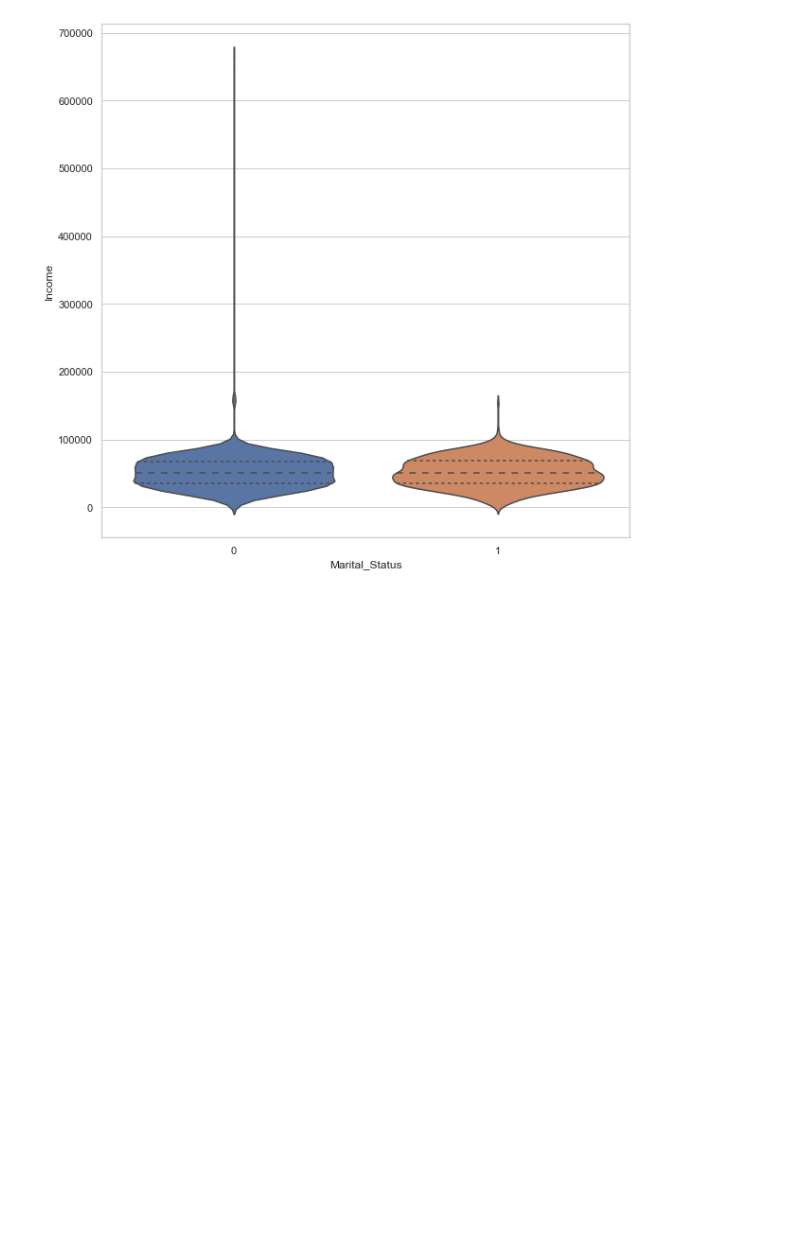
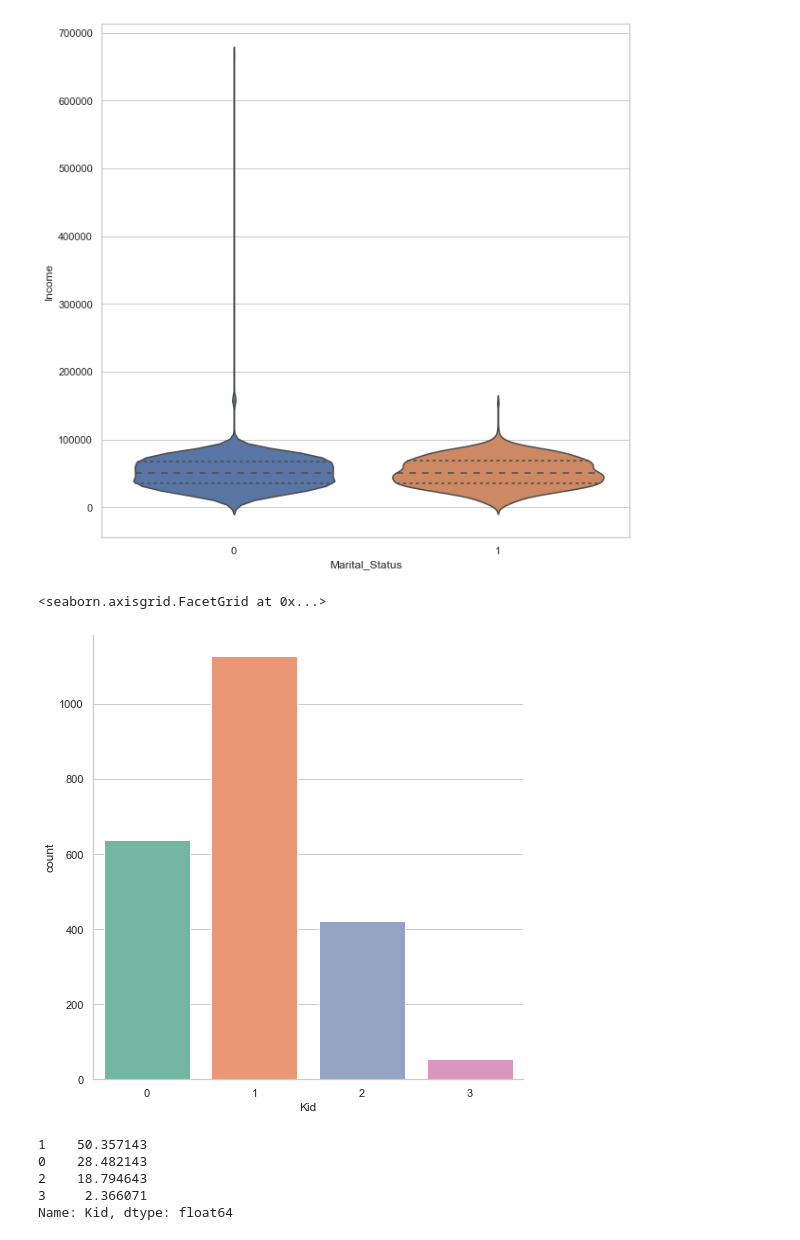
Before and after one commit to utkuozbudak/customer_personality_analysis, a Jupyter notebook: customer_analysis.ipynb, the cells around one changed output. Saved outputs shown, nothing was run; the diff lists cells and outputs as text; code cells hidden in the pictures; blank space fills up the shorter version.

```diff
--- a/customer_analysis.ipynb
+++ b/customer_analysis.ipynb
@@ -162,3 +164,8 @@ data.rename(columns={"Dt_Customer": "Date"}, inplace=True)
+# %%
+# Merge Kidhome and Teenhome as Kid
+data['Kid'] = data['Kidhome'] + data['Teenhome']
+# Drop Kidhome and Teenhome
+data.drop(['Kidhome', 'Teenhome'], axis=1, inplace=True)
 # %%
 data.info()
 # %% [output]
@@ -225,3 +232,18 @@ sns.violinplot(x="Marital_Status", y="Income", data=data, inner="quartile")
 # %% [output]
 <AxesSubplot:xlabel='Marital_Status', ylabel='Income'>
 [figure]
+# %%
+# Kidhome counts
+sns.catplot(x="Kid", kind="count",data=data, height=7, aspect=1, palette="Set2")
+# %% [output]
+<seaborn.axisgrid.FacetGrid at 0x...>
+[figure, added]
+# %%
+# Let's see percentages
+data['Kid'].value_counts(normalize=True) * 100
+# %% [output]
+1    50.357143
+0    28.482143
+2    18.794643
+3     2.366071
+Name: Kid, dtype: float64
```
Also changed, not shown: parts of 3 cells of this notebook.
